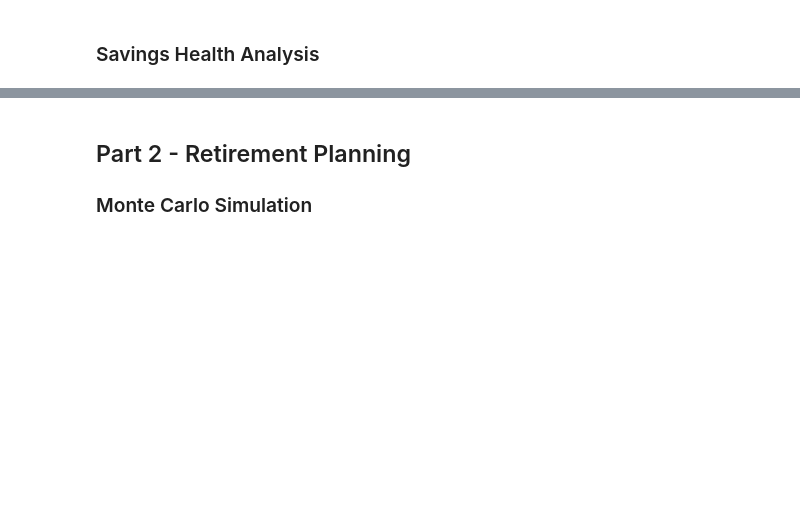
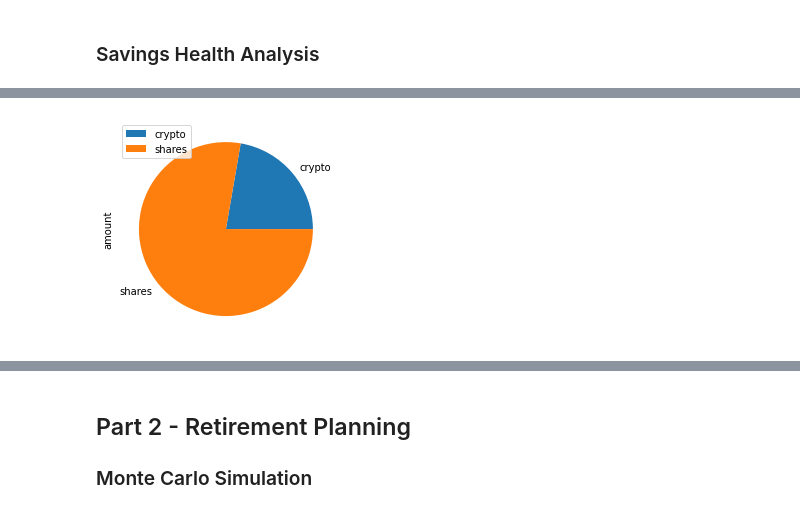
Before and after one commit to markmurdock11/apihomework, a Jupyter notebook: financial-planner.ipynb, the cells around one changed output, grey strips where cells are left out. Drawn from its saved outputs; the diff is of its cells as text; code cells hidden in the pictures; blank space fills up the shorter version.

Commit message:
pie chart

```diff
--- a/financial-planner.ipynb
+++ b/financial-planner.ipynb
@@ -141,8 +141,12 @@ The total value of your shares are $41143.68!
 monthly_income = 12000
 # Create savings DataFrame
 # YOUR CODE HERE!
-
+savings_df = pd.DataFrame([cv_crypto, cv_shares])
+investment = ["crypto", "shares"]
+savings_df["investment"] = investment
+savings_df = savings_df.rename(columns= {0 : "amount"})
+savings_df = savings_df.set_index("investment")
 
 # Display savings DataFrame
-display(df_savings)
+display(savings_df)
 # %% [output]
@@ -150,6 +162,9 @@ TypeError: 'Index' object is not callable
 # %%
 # Plot savings pie chart
 # YOUR CODE HERE!
+plot = savings_df.plot.pie(y="amount")
+# %% [output]
+[figure, added]
 # %%
 # Set ideal emergency fund
 emergency_fund = monthly_income * 3
```
Also changed, not shown: parts of 8 cells of this notebook.
